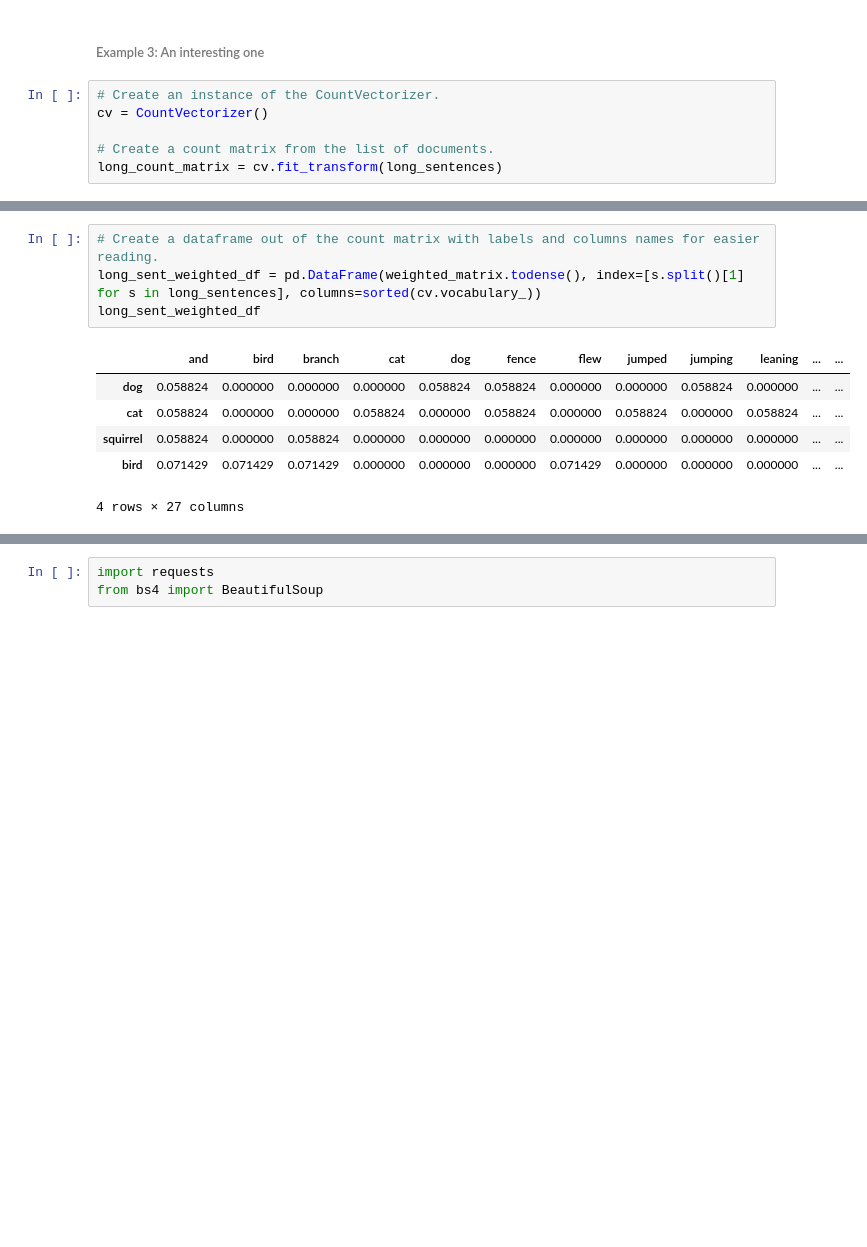
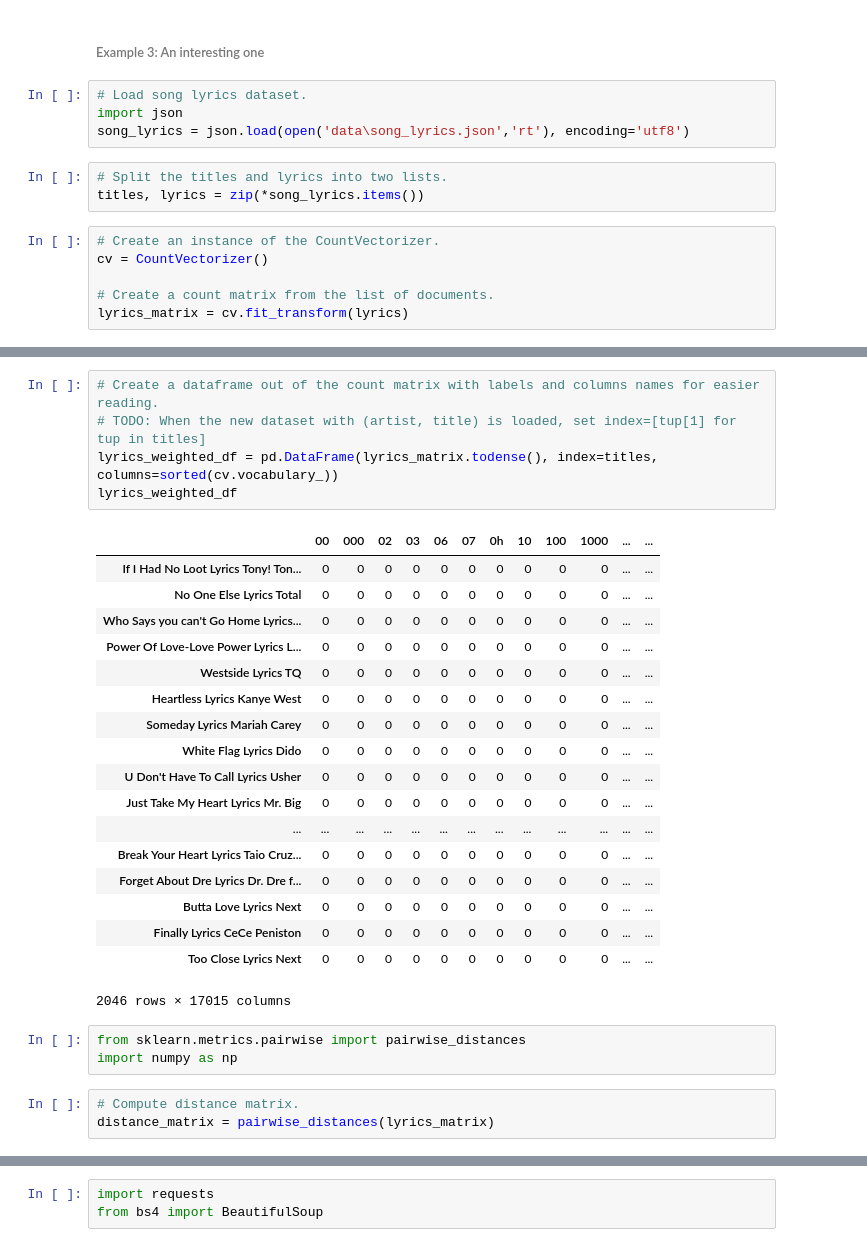
Before and after one commit to Hulalazz/meetup_stl_python_text_analysis, a Jupyter notebook: Text Analysis with Scikit-learn.ipynb, the cells around one changed output, grey strips where cells are left out. Drawn from its saved outputs; the diff is of its cells as text; blank space fills up the shorter version.

```diff
--- a/Text Analysis with Scikit-learn.ipynb
+++ b/Text Analysis with Scikit-learn.ipynb
@@ -155,11 +155,18 @@ TypeError: zip argument #2 must support iteration
 <div style="margin-top:200px"/>
 # %% [markdown]
 ###### Example 3: An interesting one
+# %%
+# Load song lyrics dataset.
+import json
+song_lyrics = json.load(open('data\song_lyrics.json','rt'), encoding='utf8')
+# %%
+# Split the titles and lyrics into two lists.
+titles, lyrics = zip(*song_lyrics.items())
 # %%
 # Create an instance of the CountVectorizer.
 cv = CountVectorizer()
 
 # Create a count matrix from the list of documents.
-long_count_matrix = cv.fit_transform(long_sentences)
+lyrics_matrix = cv.fit_transform(lyrics)
 # %%
 # Create a dataframe out of the count matrix with labels and columns names for easier reading.
@@ -186,11 +205,30 @@ weighted_matrix
 # %%
 # Create a dataframe out of the count matrix with labels and columns names for easier reading.
-long_sent_weighted_df = pd.DataFrame(weighted_matrix.todense(), index=[s.split()[1] for s in long_sentences], columns=sorted(cv.vocabulary_))
-long_sent_weighted_df
+# TODO: When the new dataset with (artist, title) is loaded, set index=[tup[1] for tup in titles]
+lyrics_weighted_df = pd.DataFrame(lyrics_matrix.todense(), index=titles, columns=sorted(cv.vocabulary_))
+lyrics_weighted_df
 # %% [output]
-|  | and | bird | branch | cat | dog | fence | flew | jumped | jumping | leaning | ... | ... |
-| dog | 0.058824 | 0.000000 | 0.000000 | 0.000000 | 0.058824 | 0.058824 | 0.000000 | 0.000000 | 0.058824 | 0.000000 | ... | ... |
-| cat | 0.058824 | 0.000000 | 0.000000 | 0.058824 | 0.000000 | 0.058824 | 0.000000 | 0.058824 | 0.000000 | 0.058824 | ... | ... |
-| squirrel | 0.058824 | 0.000000 | 0.058824 | 0.000000 | 0.000000 | 0.000000 | 0.000000 | 0.000000 | 0.000000 | 0.000000 | ... | ... |
-| bird | 0.071429 | 0.071429 | 0.071429 | 0.000000 | 0.000000 | 0.000000 | 0.071429 | 0.000000 | 0.000000 | 0.000000 | ... | ... |
+|  | 00 | 000 | 02 | 03 | 06 | 07 | 0h | 10 | 100 | 1000 | ... | ... |
+| If I Had No Loot Lyrics Tony! Ton... | 0 | 0 | 0 | 0 | 0 | 0 | 0 | 0 | 0 | 0 | ... | ... |
+| No One Else Lyrics Total | 0 | 0 | 0 | 0 | 0 | 0 | 0 | 0 | 0 | 0 | ... | ... |
+| Who Says you can't Go Home Lyrics... | 0 | 0 | 0 | 0 | 0 | 0 | 0 | 0 | 0 | 0 | ... | ... |
+| Power Of Love-Love Power Lyrics L... | 0 | 0 | 0 | 0 | 0 | 0 | 0 | 0 | 0 | 0 | ... | ... |
+| Westside Lyrics TQ | 0 | 0 | 0 | 0 | 0 | 0 | 0 | 0 | 0 | 0 | ... | ... |
+| Heartless Lyrics Kanye West | 0 | 0 | 0 | 0 | 0 | 0 | 0 | 0 | 0 | 0 | ... | ... |
+| Someday Lyrics Mariah Carey | 0 | 0 | 0 | 0 | 0 | 0 | 0 | 0 | 0 | 0 | ... | ... |
+| White Flag Lyrics Dido | 0 | 0 | 0 | 0 | 0 | 0 | 0 | 0 | 0 | 0 | ... | ... |
+| U Don't Have To Call Lyrics Usher | 0 | 0 | 0 | 0 | 0 | 0 | 0 | 0 | 0 | 0 | ... | ... |
+| Just Take My Heart Lyrics Mr. Big | 0 | 0 | 0 | 0 | 0 | 0 | 0 | 0 | 0 | 0 | ... | ... |
+| ... | ... | ... | ... | ... | ... | ... | ... | ... | ... | ... | ... | ... |
+| Break Your Heart Lyrics Taio Cruz... | 0 | 0 | 0 | 0 | 0 | 0 | 0 | 0 | 0 | 0 | ... | ... |
+| Forget About Dre Lyrics Dr. Dre f... | 0 | 0 | 0 | 0 | 0 | 0 | 0 | 0 | 0 | 0 | ... | ... |
+| Butta Love Lyrics Next | 0 | 0 | 0 | 0 | 0 | 0 | 0 | 0 | 0 | 0 | ... | ... |
+| Finally Lyrics CeCe Peniston | 0 | 0 | 0 | 0 | 0 | 0 | 0 | 0 | 0 | 0 | ... | ... |
+| Too Close Lyrics Next | 0 | 0 | 0 | 0 | 0 | 0 | 0 | 0 | 0 | 0 | ... | ... |
-4 rows × 27 columns
+2046 rows × 17015 columns
+# %%
+from sklearn.metrics.pairwise import pairwise_distances
+import numpy as np
+# %%
+# Compute distance matrix.
+distance_matrix = pairwise_distances(lyrics_matrix)
```
Also changed, not shown: parts of 14 cells of this notebook, 1 other file.
